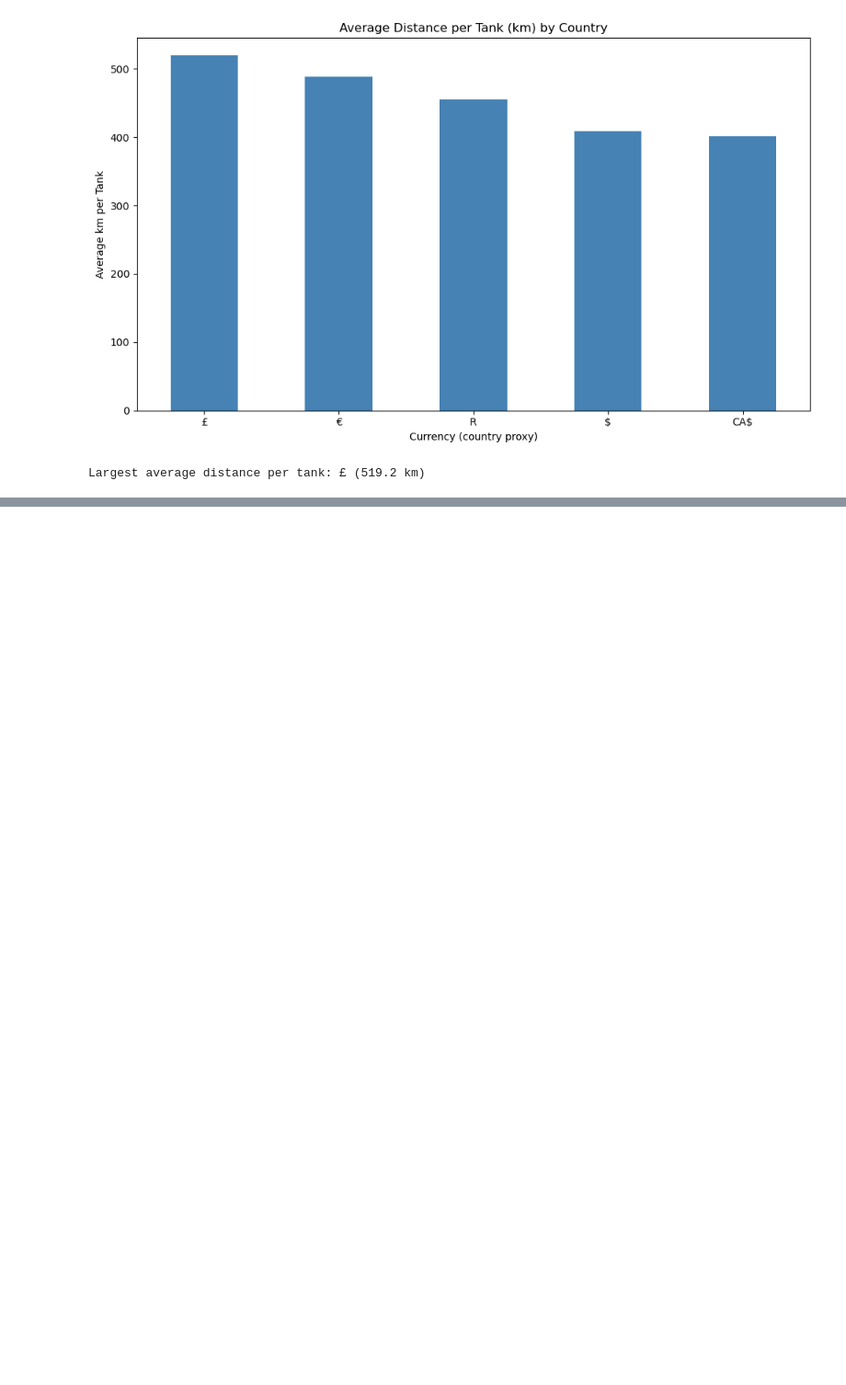
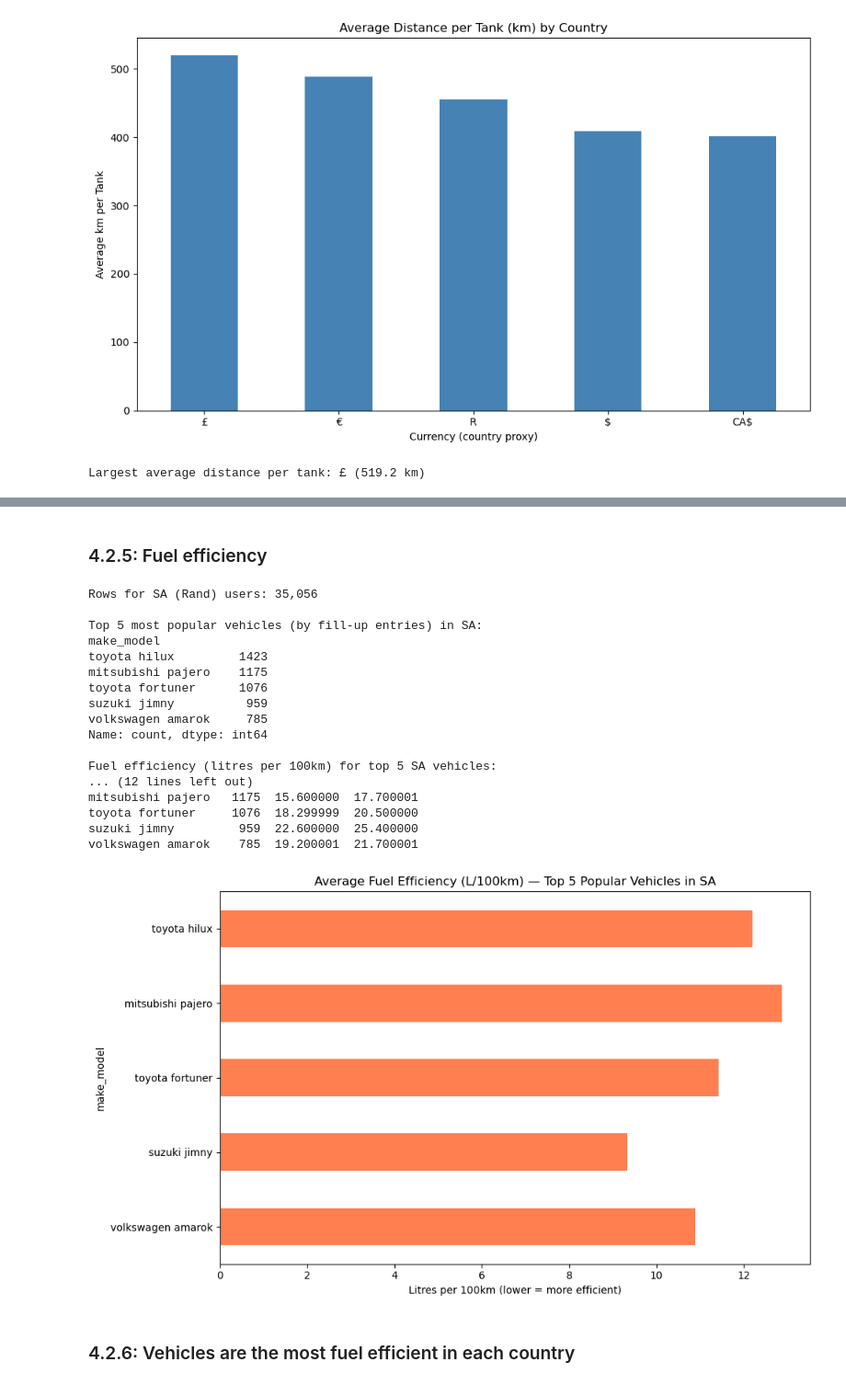
Before and after one commit to SufyaanMahomed/IDVE-Assignment, a Jupyter notebook: ass.ipynb, the cells around one changed output, grey strips where cells are left out. Shown at 92% size. Drawn from its saved outputs; the diff is of its cells as text; code cells hidden in the pictures; blank space fills up the shorter version.

```diff
--- a/ass.ipynb
+++ b/ass.ipynb
@@ -1051,0 +1102,65 @@ Largest average distance per tank: £ (519.2 km)
+# %% [markdown]
+### 4.2.5: Fuel efficiency
+# %%
+# ---- Filter to South African users (currency = R) ----
+sa_df = df_clean[df_clean['total_spent_currency'] == 'R'].copy()
+print(f"Rows for SA (Rand) users: {len(sa_df):,}")
+
+# ---- Combine make + model into a single vehicle label ----
+sa_df['make_model'] = sa_df['car_make'].astype(str) + ' ' + sa_df['car_model'].astype(str)
+
+# ---- Find the top 5 most popular vehicles by number of logged fill-ups ----
+top5_vehicles = sa_df['make_model'].value_counts().head(5)
+print("\nTop 5 most popular vehicles (by fill-up entries) in SA:")
+print(top5_vehicles)
+
+# ---- Compute fuel efficiency stats for each of these vehicles ----
+top5_list = top5_vehicles.index.tolist()
+top5_df = sa_df[sa_df['make_model'].isin(top5_list)].copy()
+
+efficiency_stats = top5_df.groupby('make_model', observed=True)['litres_per_100km'].agg(
+    ['count', 'mean', 'median', 'std', 'min', 'max']
+).round(2).loc[top5_list]
+
+print("\nFuel efficiency (litres per 100km) for top 5 SA vehicles:")
+print(efficiency_stats)
+
+# ---- Also show in mpg for a familiar reference point ----
+mpg_stats = top5_df.groupby('make_model', observed=True)['mpg'].agg(
+    ['count', 'mean', 'median']
+).round(1).loc[top5_list]
+
+print("\nFor reference, mpg (US) for the same vehicles:")
+print(mpg_stats)
+
+# ---- Plot ----
+import matplotlib.pyplot as plt
+
+fig, ax = plt.subplots(figsize=(10, 6))
+efficiency_stats['mean'].plot(kind='barh', ax=ax, color='coral')
+ax.set_title('Average Fuel Efficiency (L/100km) — Top 5 Popular Vehicles in SA')
+ax.set_xlabel('Litres per 100km (lower = more efficient)')
+ax.invert_yaxis()
+plt.tight_layout()
+plt.show()
+# %% [output]
+Rows for SA (Rand) users: 35,056
+
+Top 5 most popular vehicles (by fill-up entries) in SA:
+make_model
+toyota hilux         1423
+mitsubishi pajero    1175
+toyota fortuner      1076
+suzuki jimny          959
+volkswagen amarok     785
+Name: count, dtype: int64
+
+Fuel efficiency (litres per 100km) for top 5 SA vehicles:
+... (12 lines left out)
+mitsubishi pajero   1175  15.600000  17.700001
+toyota fortuner     1076  18.299999  20.500000
+suzuki jimny         959  22.600000  25.400000
+volkswagen amarok    785  19.200001  21.700001
+[figure, added]
+# %% [markdown]
+### 4.2.6: Vehicles are the most fuel efficient in each country
```
Also changed, not shown: parts of 10 cells of this notebook.
